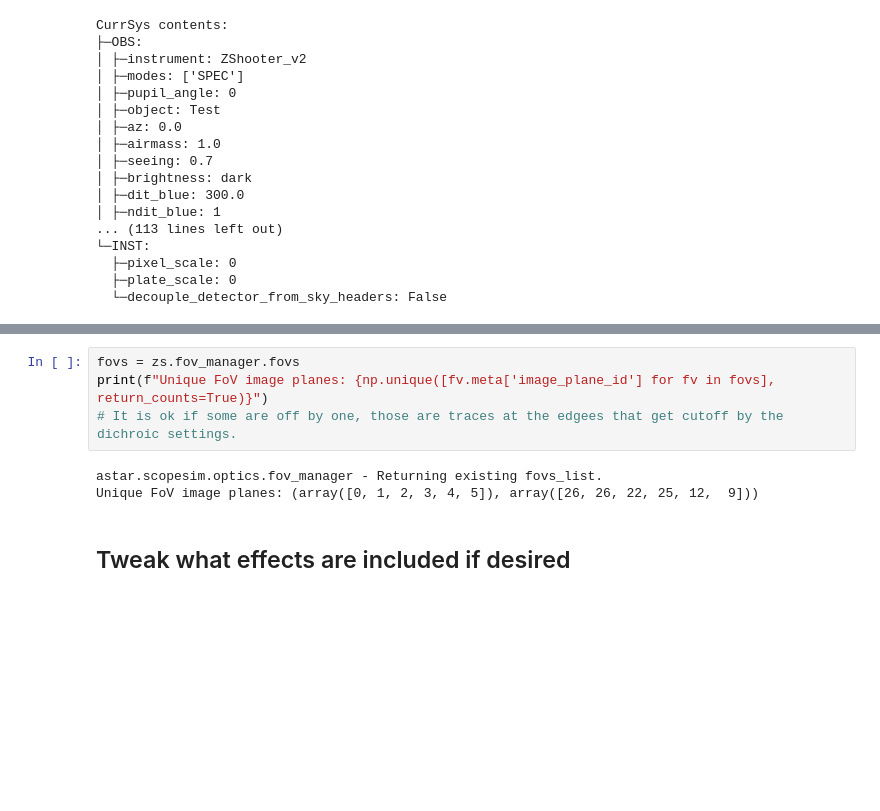
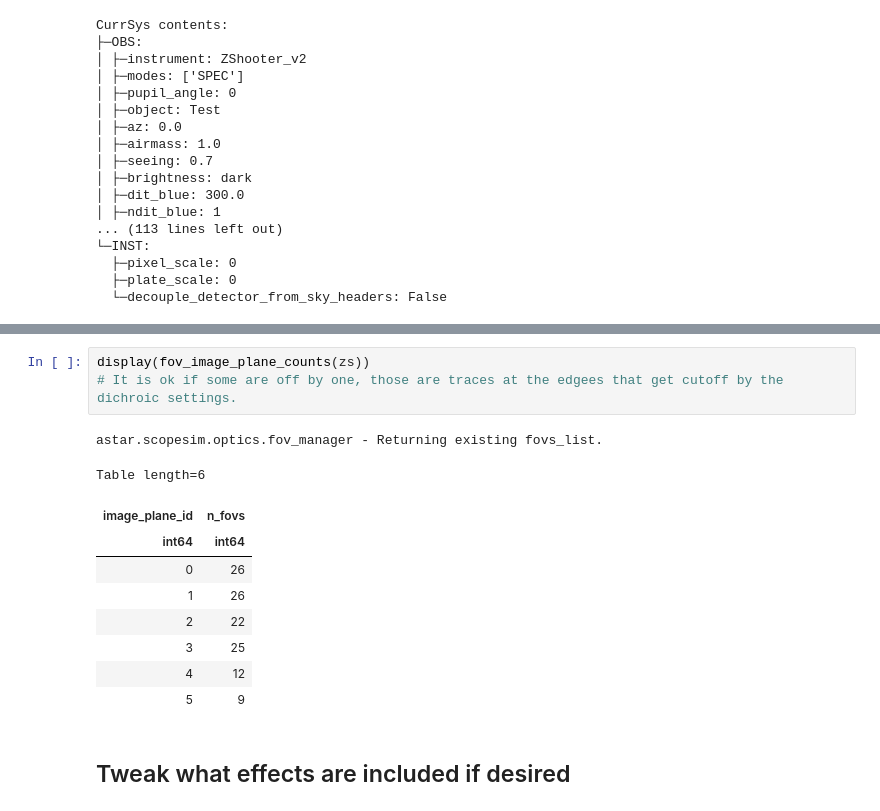
Before and after one commit to CaltechOpticalObservatories/zs-scopesim, a Jupyter notebook: notebooks/zshooter_validation.ipynb, the cells around one changed output, grey strips where cells are left out. Saved outputs shown, nothing was run; the diff lists cells and outputs as text; blank space fills up the shorter version.

```diff
--- a/notebooks/zshooter_validation.ipynb
+++ b/notebooks/zshooter_validation.ipynb
@@ -756,10 +129,17 @@ Number of traces per image plane: (array([0, 1, 2, 3, 4, 5]), array([26, 26, 22,
 # %%
-fovs = zs.fov_manager.fovs
-print(f"Unique FoV image planes: {np.unique([fv.meta['image_plane_id'] for fv in fovs], return_counts=True)}")
+display(fov_image_plane_counts(zs))
 # It is ok if some are off by one, those are traces at the edgees that get cutoff by the dichroic settings.
 # %% [output]
 astar.scopesim.optics.fov_manager - Returning existing fovs_list.
-Unique FoV image planes: (array([0, 1, 2, 3, 4, 5]), array([26, 26, 22, 25, 12,  9]))
+Table length=6
+| image_plane_id | n_fovs |
+| int64 | int64 |
+| 0 | 26 |
+| 1 | 26 |
+| 2 | 22 |
+| 3 | 25 |
+| 4 | 12 |
+| 5 | 9 |
 # %% [markdown]
 ## Tweak what effects are included if desired
 # %%
```
Also changed, not shown: parts of 8 cells of this notebook, 6 other files.
